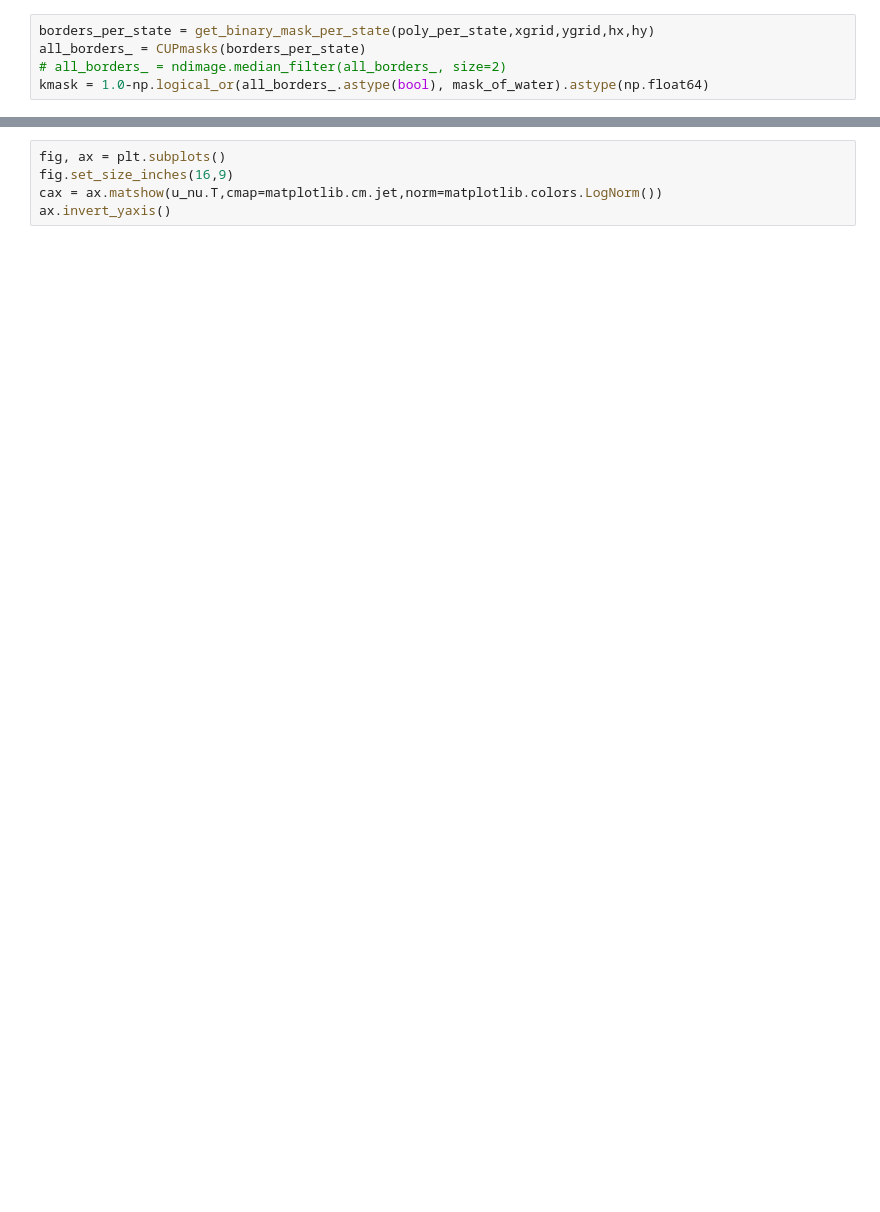
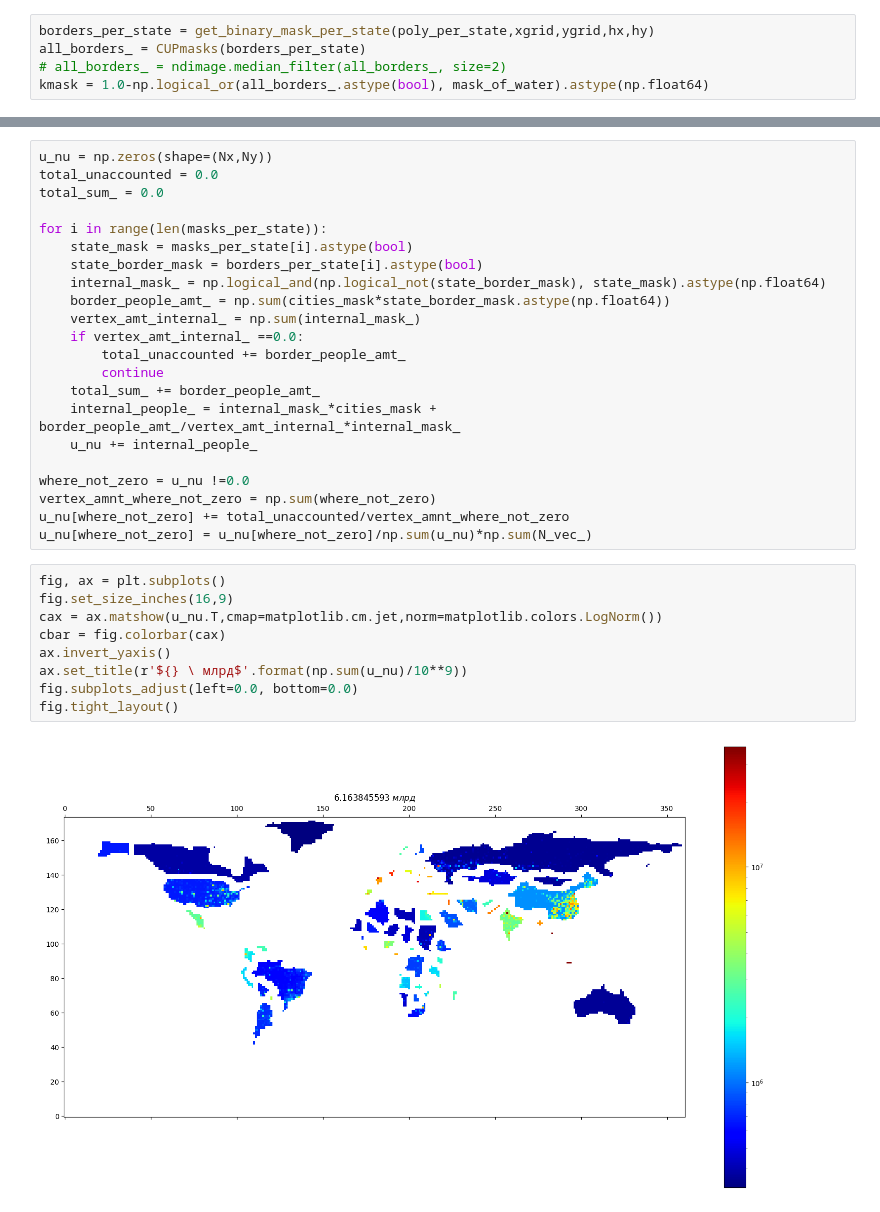
Before and after one commit to RepnikovPavel/GlobalDynamics, a Jupyter notebook: code.ipynb, the cells around one changed output, grey strips where cells are left out. Cells and saved outputs as stored; diff of their text form; blank space fills up the shorter version.

```diff
--- a/code.ipynb
+++ b/code.ipynb
@@ -152,5 +88,33 @@ fig.tight_layout()
+# %%
+u_nu = np.zeros(shape=(Nx,Ny))
+total_unaccounted = 0.0
+total_sum_ = 0.0
+
+for i in range(len(masks_per_state)):
+    state_mask = masks_per_state[i].astype(bool)
+    state_border_mask = borders_per_state[i].astype(bool)
+    internal_mask_ = np.logical_and(np.logical_not(state_border_mask), state_mask).astype(np.float64)
+    border_people_amt_ = np.sum(cities_mask*state_border_mask.astype(np.float64))
+    vertex_amt_internal_ = np.sum(internal_mask_)
+    if vertex_amt_internal_ ==0.0:
+        total_unaccounted += border_people_amt_
+        continue
+    total_sum_ += border_people_amt_
+    internal_people_ = internal_mask_*cities_mask + border_people_amt_/vertex_amt_internal_*internal_mask_
+    u_nu += internal_people_
+
+where_not_zero = u_nu !=0.0
+vertex_amnt_where_not_zero = np.sum(where_not_zero)
+u_nu[where_not_zero] += total_unaccounted/vertex_amnt_where_not_zero
+u_nu[where_not_zero] = u_nu[where_not_zero]/np.sum(u_nu)*np.sum(N_vec_)
 # %%
 fig, ax = plt.subplots()
 fig.set_size_inches(16,9)
 cax = ax.matshow(u_nu.T,cmap=matplotlib.cm.jet,norm=matplotlib.colors.LogNorm())
+cbar = fig.colorbar(cax)
 ax.invert_yaxis()
+ax.set_title(r'${} \ млрд$'.format(np.sum(u_nu)/10**9))
+fig.subplots_adjust(left=0.0, bottom=0.0)
+fig.tight_layout()
+# %% [output]
+[figure, added]
```
Also changed, not shown: parts of 11 cells of this notebook.
